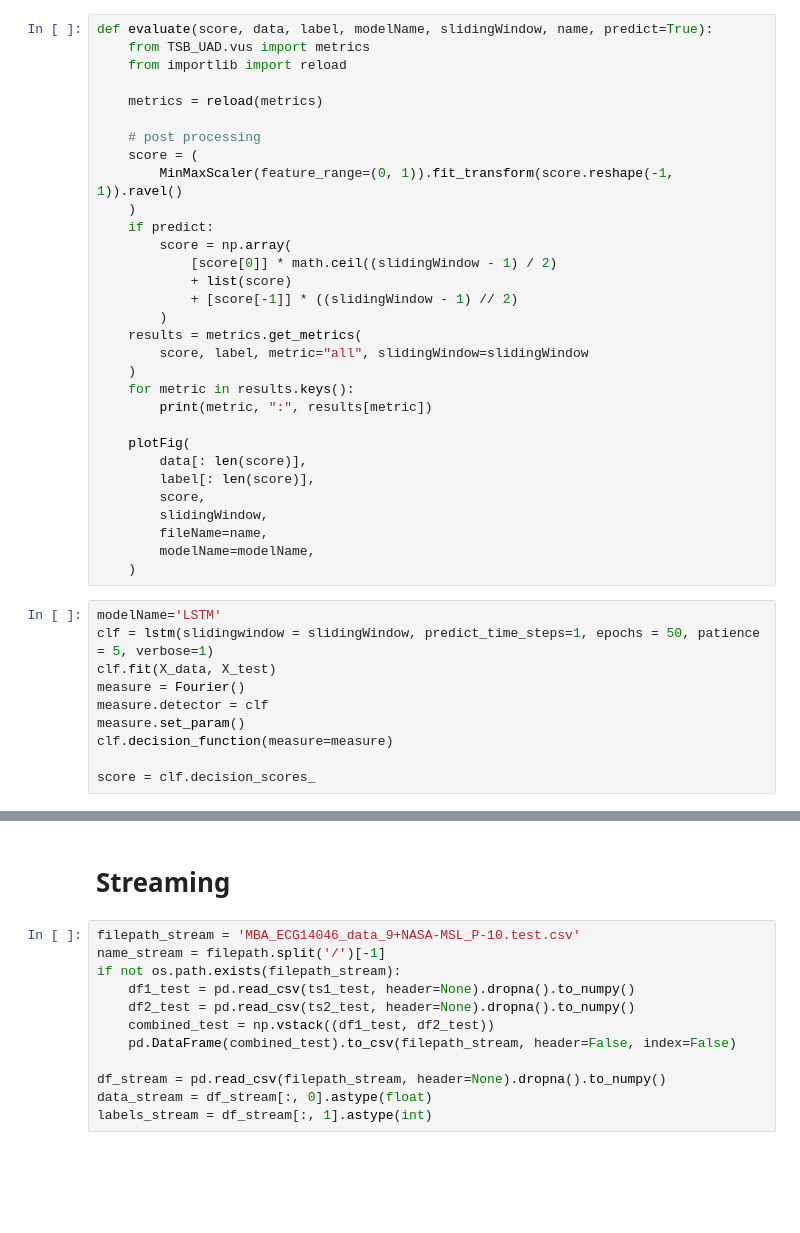
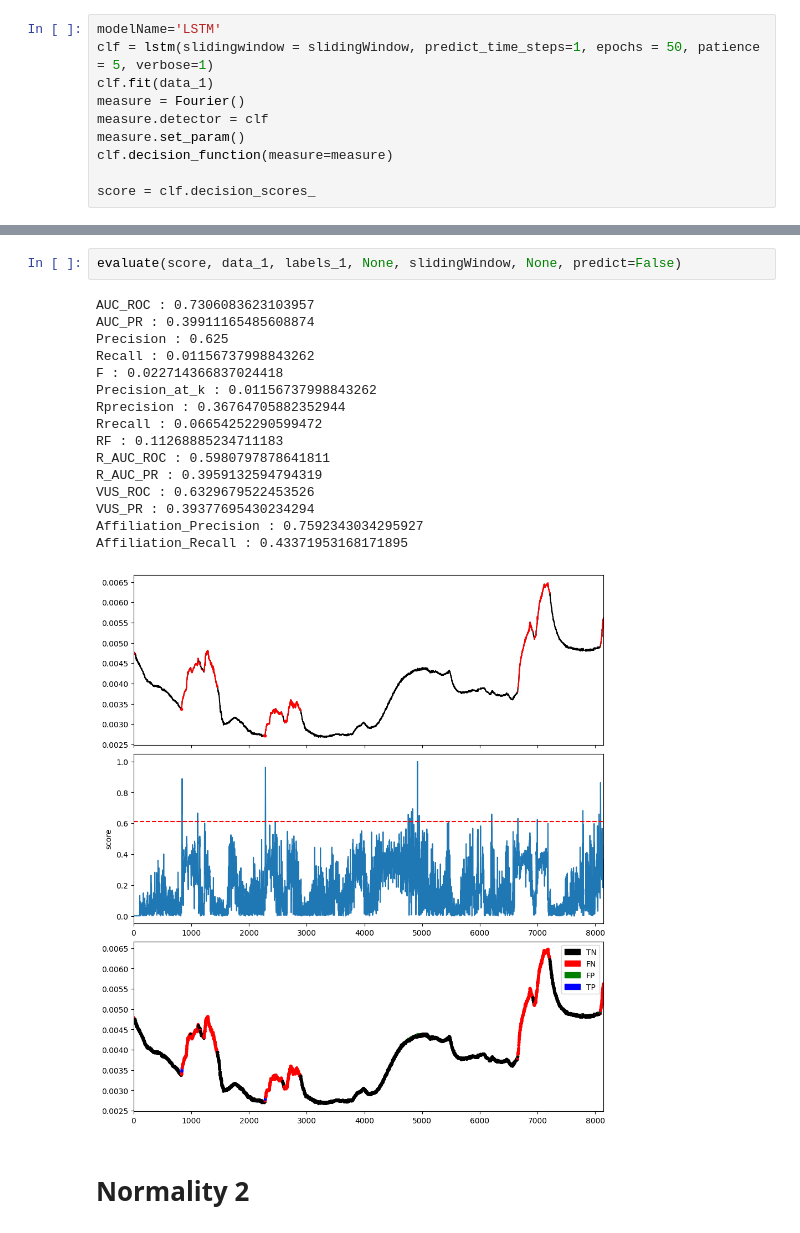
Before and after one commit to lazarosgogos/TSB-UAD, a Jupyter notebook: run_LSTM.ipynb, the cells around one changed output, grey strips where cells are left out. Cells and saved outputs as stored; diff of their text form; blank space fills up the shorter version.

```diff
--- a/run_LSTM.ipynb
+++ b/run_LSTM.ipynb
@@ -144,38 +113,7 @@ X_data_test = Window(window=slidingWindow_test).convert(data_test).to_numpy()
-# %%
-def evaluate(score, data, label, modelName, slidingWindow, name, predict=True):
-    from TSB_UAD.vus import metrics
-    from importlib import reload
-
-    metrics = reload(metrics)
-
-    # post processing
-    score = (
-        MinMaxScaler(feature_range=(0, 1)).fit_transform(score.reshape(-1, 1)).ravel()
-    )
-    if predict:
-        score = np.array(
-            [score[0]] * math.ceil((slidingWindow - 1) / 2)
-            + list(score)
-            + [score[-1]] * ((slidingWindow - 1) // 2)
-        )
-    results = metrics.get_metrics(
-        score, label, metric="all", slidingWindow=slidingWindow
-    )
-    for metric in results.keys():
-        print(metric, ":", results[metric])
-
-    plotFig(
-        data[: len(score)],
-        label[: len(score)],
-        score,
-        slidingWindow,
-        fileName=name,
-        modelName=modelName,
-    )
 # %%
 modelName='LSTM'
 clf = lstm(slidingwindow = slidingWindow, predict_time_steps=1, epochs = 50, patience = 5, verbose=1)
-clf.fit(X_data, X_test)
+clf.fit(data_1)
 measure = Fourier()
 measure.detector = clf
 measure.set_param()
@@ -243,14 +191,21 @@ Affiliation_Recall : 0.8943599674868247
-# %% [markdown]
-# Streaming
-# %%
-filepath_stream = 'MBA_ECG14046_data_9+NASA-MSL_P-10.test.csv'
-name_stream = filepath.split('/')[-1]
-if not os.path.exists(filepath_stream):
-    df1_test = pd.read_csv(ts1_test, header=None).dropna().to_numpy()
-    df2_test = pd.read_csv(ts2_test, header=None).dropna().to_numpy()
-    combined_test = np.vstack((df1_test, df2_test))
-    pd.DataFrame(combined_test).to_csv(filepath_stream, header=False, index=False)
-
-df_stream = pd.read_csv(filepath_stream, header=None).dropna().to_numpy()
-data_stream = df_stream[:, 0].astype(float)
-labels_stream = df_stream[:, 1].astype(int)
+# %%
+evaluate(score, data_1, labels_1, None, slidingWindow, None, predict=False)
+# %% [output]
+AUC_ROC : 0.7306083623103957
+AUC_PR : 0.39911165485608874
+Precision : 0.625
+Recall : 0.01156737998843262
+F : 0.022714366837024418
+Precision_at_k : 0.01156737998843262
+Rprecision : 0.36764705882352944
+Rrecall : 0.06654252290599472
+RF : 0.11268885234711183
+R_AUC_ROC : 0.5980797878641811
+R_AUC_PR : 0.3959132594794319
+VUS_ROC : 0.6329679522453526
+VUS_PR : 0.39377695430234294
+Affiliation_Precision : 0.7592343034295927
+Affiliation_Recall : 0.43371953168171895
+[figure, added]
+# %% [markdown]
+# Normality 2
```
Also changed, not shown: parts of 22 cells of this notebook, 1 other file.
